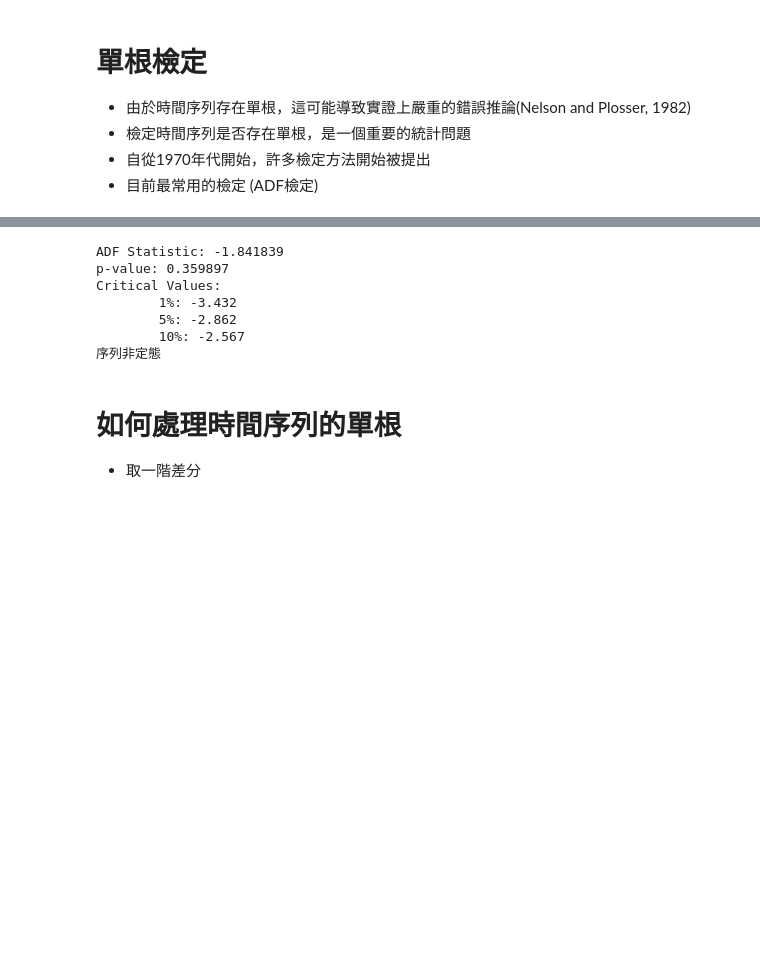
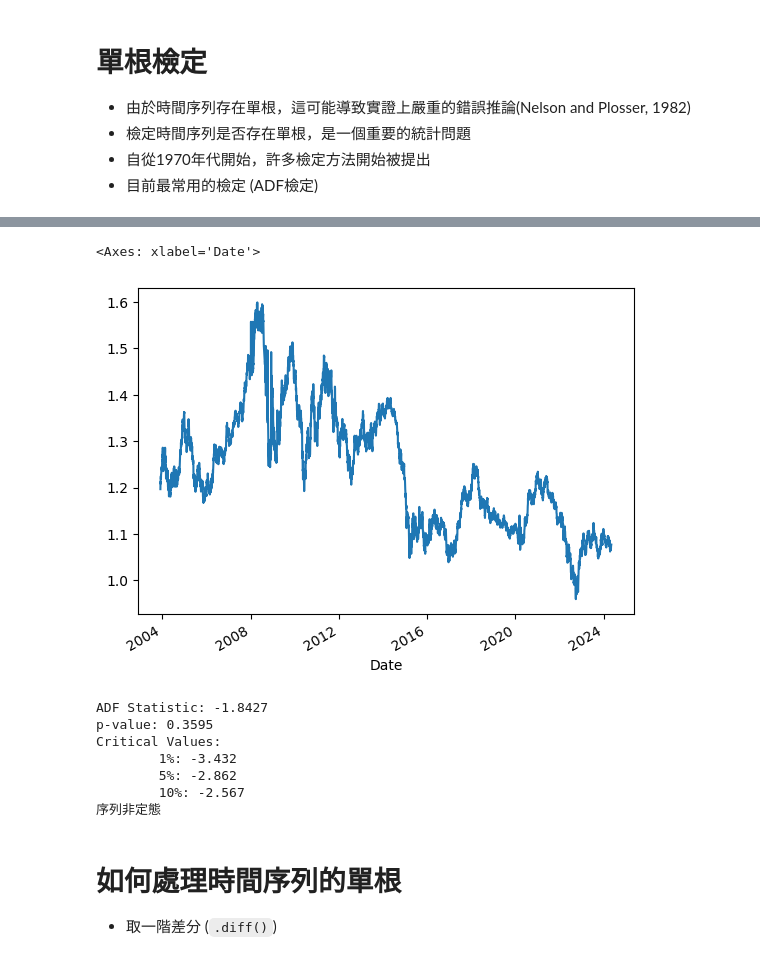
Before and after one commit to quetion/time_series_SCU, a Jupyter notebook: [5]單根與隨機趨勢.ipynb, the cells around one changed output, grey strips where cells are left out. Saved outputs shown, nothing was run; the diff lists cells and outputs as text; code cells hidden in the pictures; blank space fills up the shorter version.

```diff
--- a/[5]單根與隨機趨勢.ipynb
+++ b/[5]單根與隨機趨勢.ipynb
@@ -259,10 +260,15 @@ data.columns = ['price_eurusd']
+# %%
+data.price_eurusd.plot()
+# %% [output]
+<Axes: xlabel='Date'>
+[figure, added]
 # %%
 # ADF檢定
 result = adfuller(data.price_eurusd.dropna())
 
 # 輸出ADF檢定結果
-print('ADF Statistic: %f' % result[0])
-print('p-value: %f' % result[1])
+print('ADF Statistic: {:.4f}'.format(result[0]))
+print('p-value: {:.4f}'.format(result[1]))
 print('Critical Values:')
 for key, value in result[4].items():
     print('\t%s: %.3f' % (key, value))
@@ -273,8 +279,8 @@ if result[0] < result[4]["5%"]:
 else:
     print("序列非定態")
 # %% [output]
-ADF Statistic: -1.841839
-p-value: 0.359897
+ADF Statistic: -1.8427
+p-value: 0.3595
 Critical Values:
         1%: -3.432
         5%: -2.862
@@ -282,4 +288,4 @@ Critical Values:
 序列非定態
 # %% [markdown]
 # 如何處理時間序列的單根
-- 取一階差分
+- 取一階差分 (`.diff()`)
```
Also changed, not shown: parts of 6 cells of this notebook.
